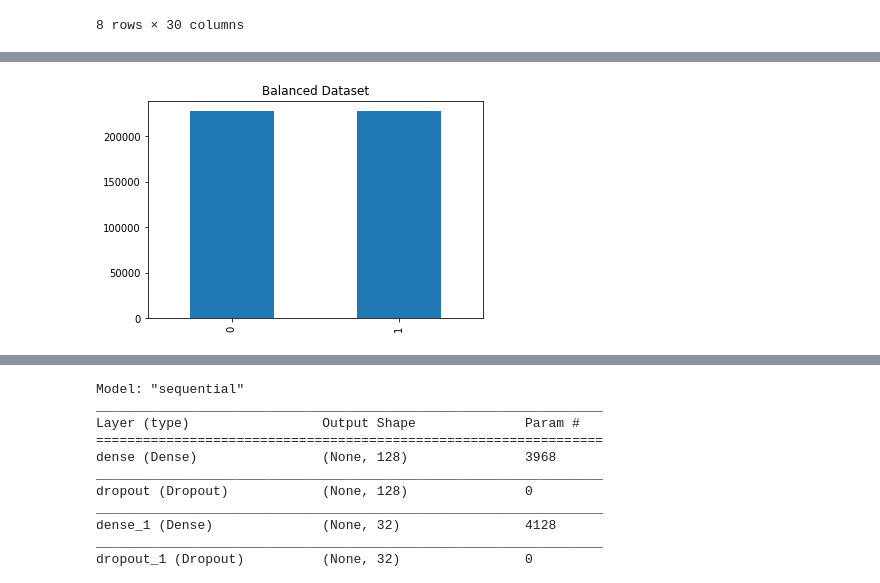
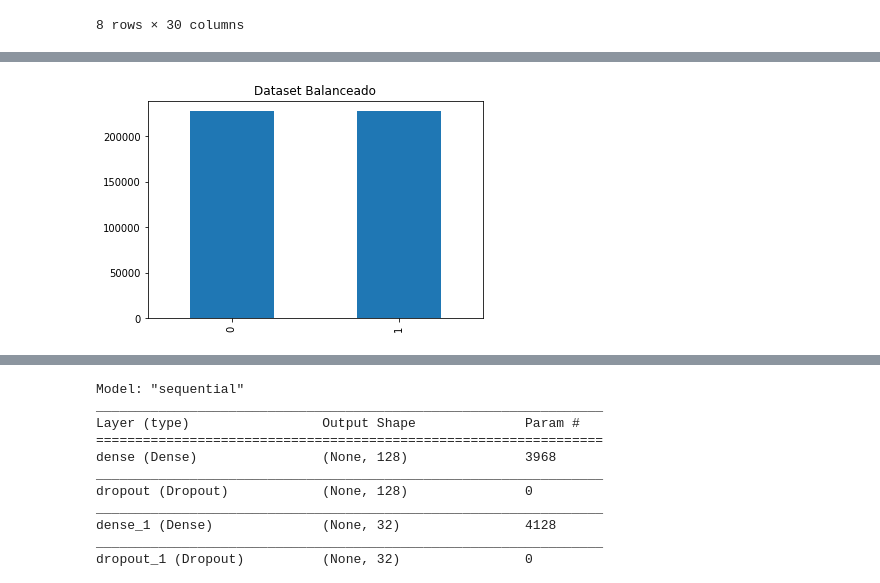
Before and after one commit to DeepFluxion/F1rst, a Jupyter notebook: notebooks/Teste_para_vaga_Cientista_de_Dados_Senior_Parte_1_B.ipynb, the cells around one changed output, grey strips where cells are left out. Cells and saved outputs as stored; diff of their text form; code cells hidden in the pictures.

```diff
--- a/notebooks/Teste_para_vaga_Cientista_de_Dados_Senior_Parte_1_B.ipynb
+++ b/notebooks/Teste_para_vaga_Cientista_de_Dados_Senior_Parte_1_B.ipynb
@@ -247,9 +300,9 @@ SMOTE().
 # %%
 # SMOTE
 X_train_SMOTE, y_train_SMOTE = SMOTE().fit_resample(X_train, y_train)
 #SMOTE plot
 pd.Series(y_train_SMOTE).value_counts().plot(kind="bar")
-plt.title("Balanced Dataset")
+plt.title("Dataset Balanceado")
 plt.show()
 # %% [output]
-[figure, old version]
+[figure, new version]
```
Also changed, not shown: parts of 58 cells of this notebook.
